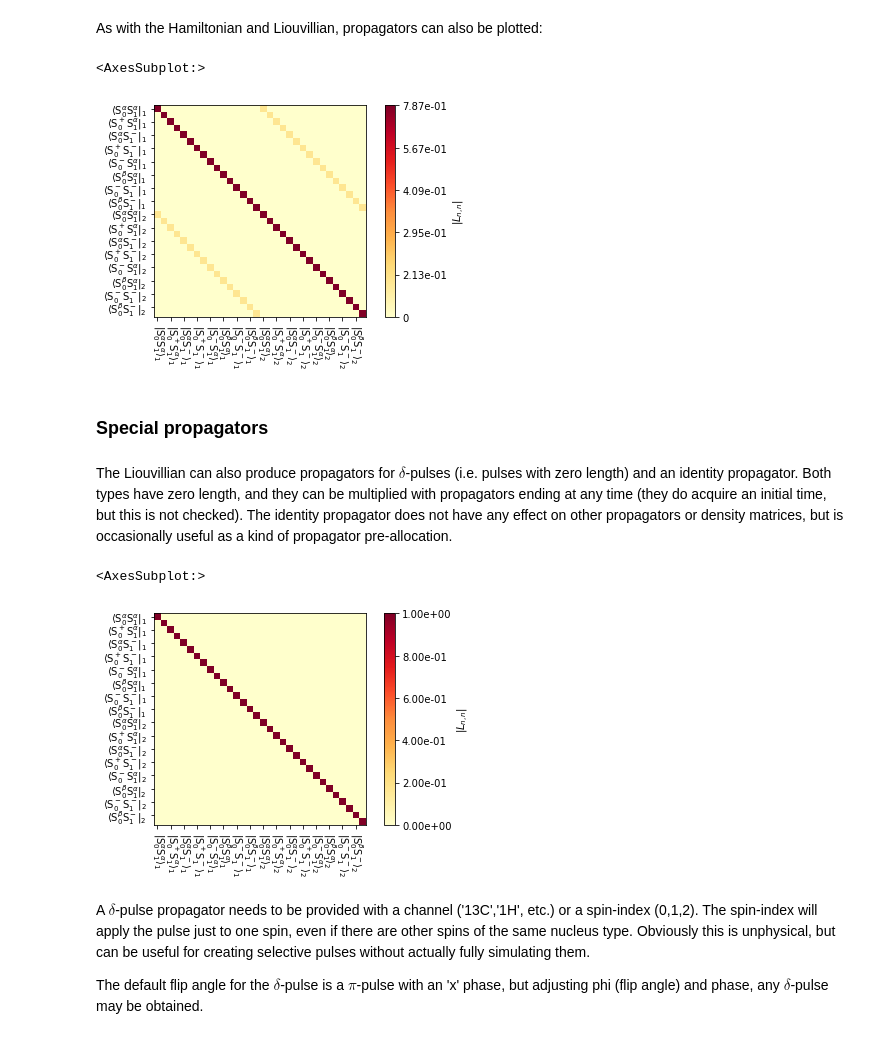
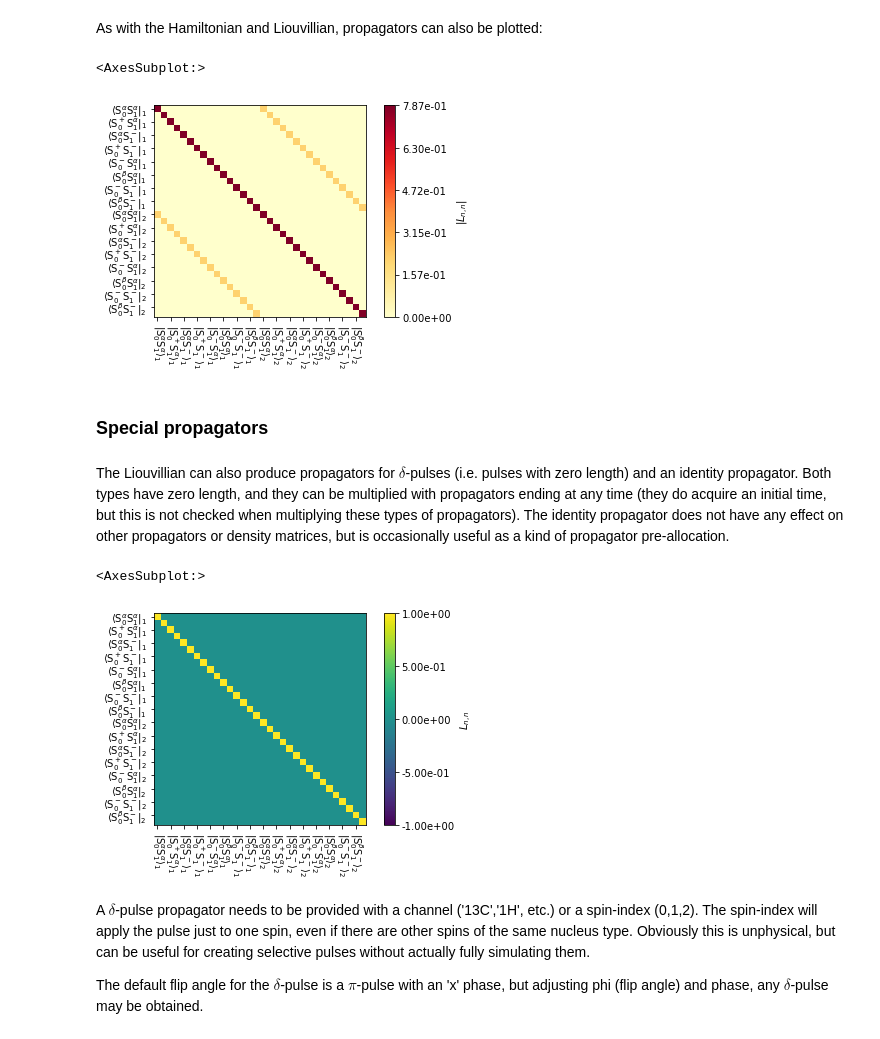
Before and after one commit to alsinmr/SLEEPY_tutorial, a Jupyter notebook: JupyterBook/Chapter1/Ch1_Propagation.ipynb, the cells around one changed output. Cells and saved outputs as stored; diff of their text form; code cells hidden in the pictures.

```diff
--- a/JupyterBook/Chapter1/Ch1_Propagation.ipynb
+++ b/JupyterBook/Chapter1/Ch1_Propagation.ipynb
@@ -20,7 +24,7 @@ os.chdir('../../../')
 import SLEEPY as sl
 import numpy as np
 # %%
-ex=sl.ExpSys(v0H=600,Nucs=['1H','13C','13C'],vr=60000)  #For this example, we'll work in the lab frame
+ex=sl.ExpSys(v0H=600,Nucs=['1H','13C'],vr=60000)
 ex.set_inter('dipole',i0=0,i1=1,delta=44000).set_inter('CSA',i=1,delta=100,eta=1).\
     set_inter('CS',i=0,ppm=10) #Add a dipole, CSA to 13C, and CS to 1H
 
@@ -96,20 +103,20 @@ First propagator ends at 5.555555555555556e-06 but second propagator starts at 0
 # %% [markdown]
 As with the Hamiltonian and Liouvillian, propagators can also be plotted:
 # %%
-U0.plot()
+U0.plot(mode='abs')
 # %% [output]
 <AxesSubplot:>
-[figure, old version]
+[figure, new version]
 # %% [markdown]
 ### Special propagators
 # %% [markdown]
-The Liouvillian can also produce propagators for $\delta$-pulses (i.e. pulses with zero length) and an identity propagator. Both types have zero length, and they can be multiplied with propagators ending at any time (they do acquire an initial time, but this is not checked). The identity propagator does not have any effect on other propagators or density matrices, but is occasionally useful as a kind of propagator pre-allocation.
+The Liouvillian can also produce propagators for $\delta$-pulses (i.e. pulses with zero length) and an identity propagator. Both types have zero length, and they can be multiplied with propagators ending at any time (they do acquire an initial time, but this is not checked when multiplying these types of propagators). The identity propagator does not have any effect on other propagators or density matrices, but is occasionally useful as a kind of propagator pre-allocation.
 # %%
 Ueye=L.Ueye()
-Ueye.plot(mode='abs')
+Ueye.plot(mode='re')
 # %% [output]
 <AxesSubplot:>
-[figure, old version]
+[figure, new version]
 # %% [markdown]
 A $\delta$-pulse propagator needs to be provided with a channel ('13C','1H', etc.) or a spin-index (0,1,2). The spin-index will apply the pulse just to one spin, even if there are other spins of the same nucleus type. Obviously this is unphysical, but can be useful for creating selective pulses without actually fully simulating them.
 
```
Also changed, not shown: parts of 3 cells of this notebook.
